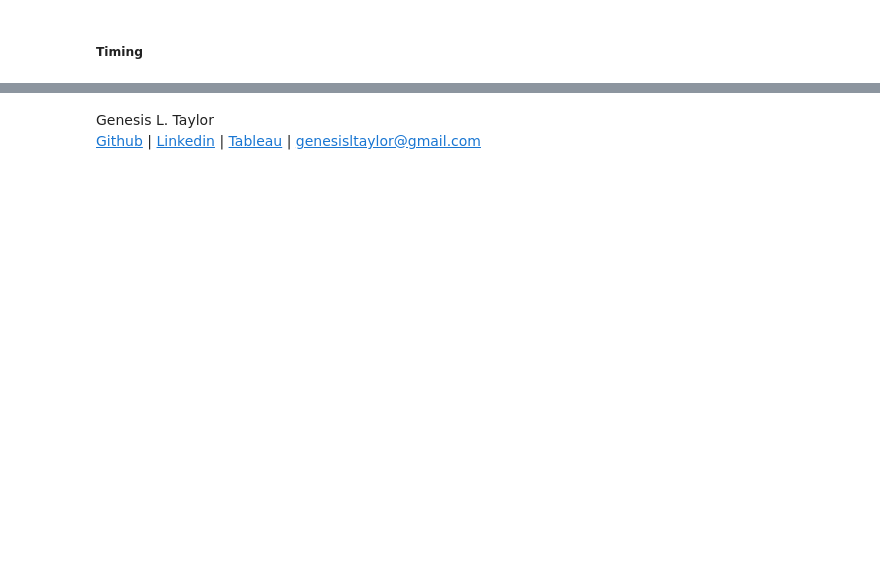
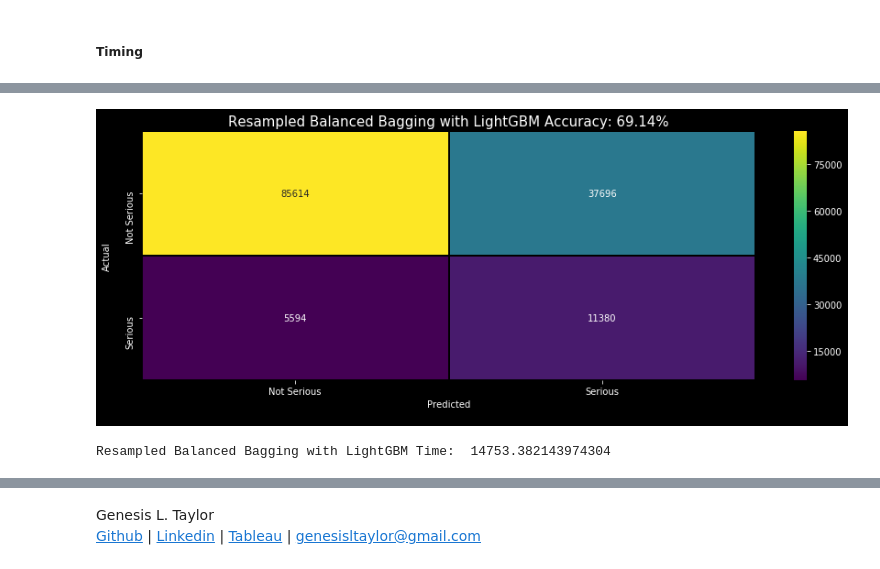
Before and after one commit to GenTaylor/Traffic-Accident-Analysis, a Jupyter notebook: UK_Road_Safety_Traffic_Accidents_and_Vehicles_Machine_Learning.ipynb, the cells around one changed output, grey strips where cells are left out. Cells and saved outputs as stored; diff of their text form; code cells hidden in the pictures; blank space fills up the shorter version.

```diff
--- a/UK_Road_Safety_Traffic_Accidents_and_Vehicles_Machine_Learning.ipynb
+++ b/UK_Road_Safety_Traffic_Accidents_and_Vehicles_Machine_Learning.ipynb
@@ -1170,0 +1174,46 @@ Based on the visualizations above, Balanced Bagging Classifier from imblearn is
+# %%
+#start
+start_res_bbag_w_lgbm = time.time()
+
+# Balanced Bagging Classifier
+res_bbag_w_lgbm = BalancedBaggingClassifier(base_estimator=res_lgbm, max_features=X.shape[1], n_estimators=500, replacement=True,
+                                     sampling_strategy='majority', random_state=42)
+
+res_bbag_w_lgbm.fit(X_train, y_train)
+pred_res_bbag_w_lgbm = res_bbag_w_lgbm.predict(X_test)
+
+
+# Creates a confusion matrix
+res_bbag_w_lgbm_cm = confusion_matrix(y_test,pred_res_bbag_w_lgbm)
+
+# Transform to df for easier plotting
+res_bbag_w_lgbm_cm_df = pd.DataFrame(res_bbag_w_lgbm_cm,
+                     index = ['Not Serious','Serious'],
+                     columns = ['Not Serious','Serious'])
+
+plt.figure(figsize=(15,5))
+
+sns.heatmap(res_bbag_w_lgbm_cm_df, annot=True, fmt="d", cmap='viridis', linecolor='black', linewidths=1)
+plt.title('Resampled Balanced Bagging with LightGBM Accuracy: {0:.2f}%'.format(accuracy_score(y_test,pred_res_bbag_w_lgbm )*100),
+          fontsize=15)
+plt.ylabel('Actual\n')
+plt.xlabel('Predicted\n')
+plt.show()
+
+'''
+# print("Resampled Balanced Bagging with LightGBM Classifier Cross Validation Score: {:0.2f}%"
+#       .format(np.mean(cross_val_score(res_bbag_w_lgbm, X_train, y_train, cv=5)*100)))
+# print('\n')
+
+To save time in this notebook I commented out the cross validation score, however the score from it was:
+Resampled Balanced Bagging with LightGBM Classifier Cross Validation Score: 69.57%.
+
+(This can be seen by either running it with it commented in or checking the main notebook)
+'''
+
+#end
+end_res_bbag_w_lgbm = time.time()
+print("\nResampled Balanced Bagging with LightGBM Time: ",end_res_bbag_w_lgbm - start_res_bbag_w_lgbm)
+# %% [output]
+[figure, added]
+Resampled Balanced Bagging with LightGBM Time:  14753.382143974304
```
Also changed, not shown: parts of 17 cells of this notebook, 1 other file.
